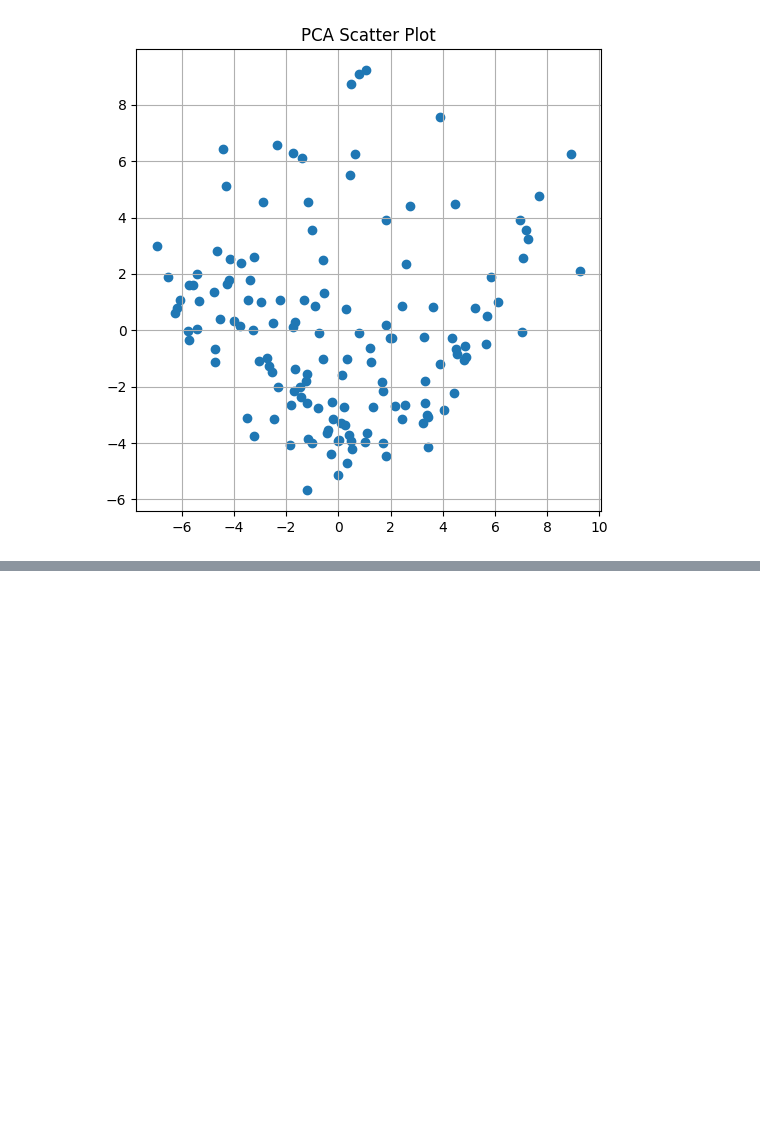
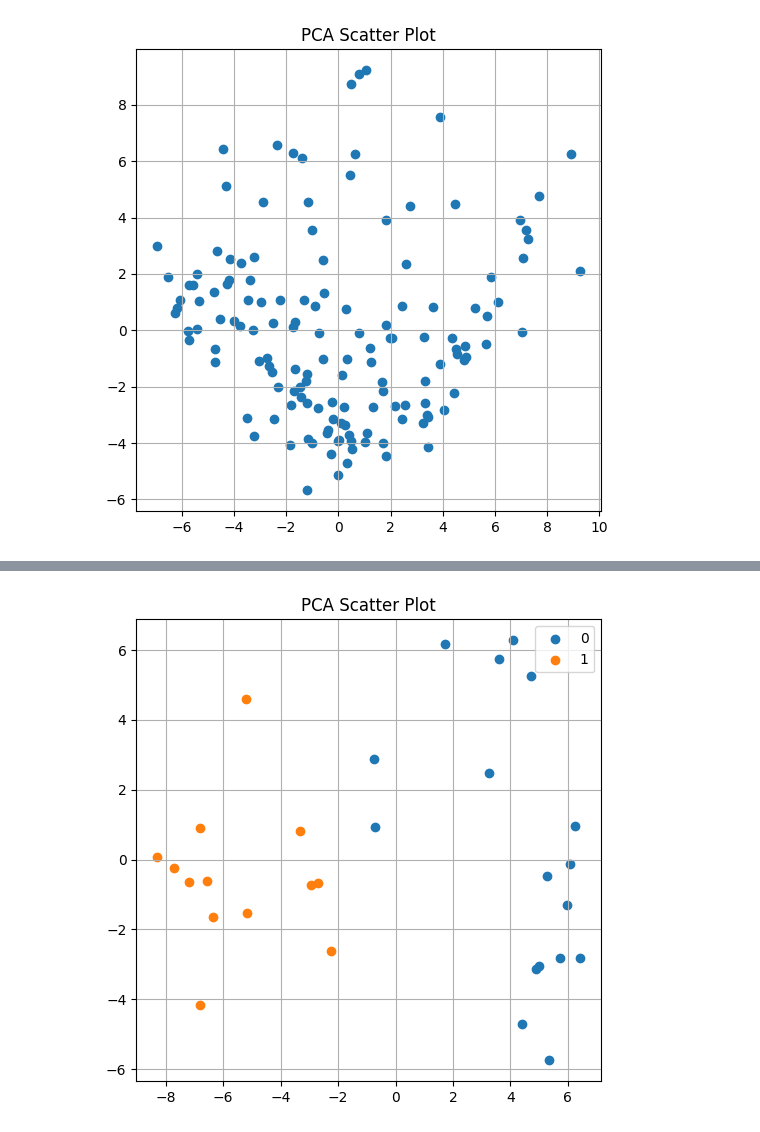
Before and after one commit to mwsong/COGS118B_FA25_Project, a Jupyter notebook: mushroom_classifier.ipynb, the cells around one changed output, grey strips where cells are left out. Cells and saved outputs as stored; diff of their text form; code cells hidden in the pictures; blank space fills up the shorter version.

```diff
--- a/mushroom_classifier.ipynb
+++ b/mushroom_classifier.ipynb
@@ -284,0 +301,5 @@ plot_pca_2d(reduced_2d)
+# %%
+cluster_labels1, kmeans1 = cluster(reduced2)
+plot_pca_2d(reduced2, labels = cluster_labels1)
+# %% [output]
+[figure, added]
```
Also changed, not shown: parts of 1 cell of this notebook.
